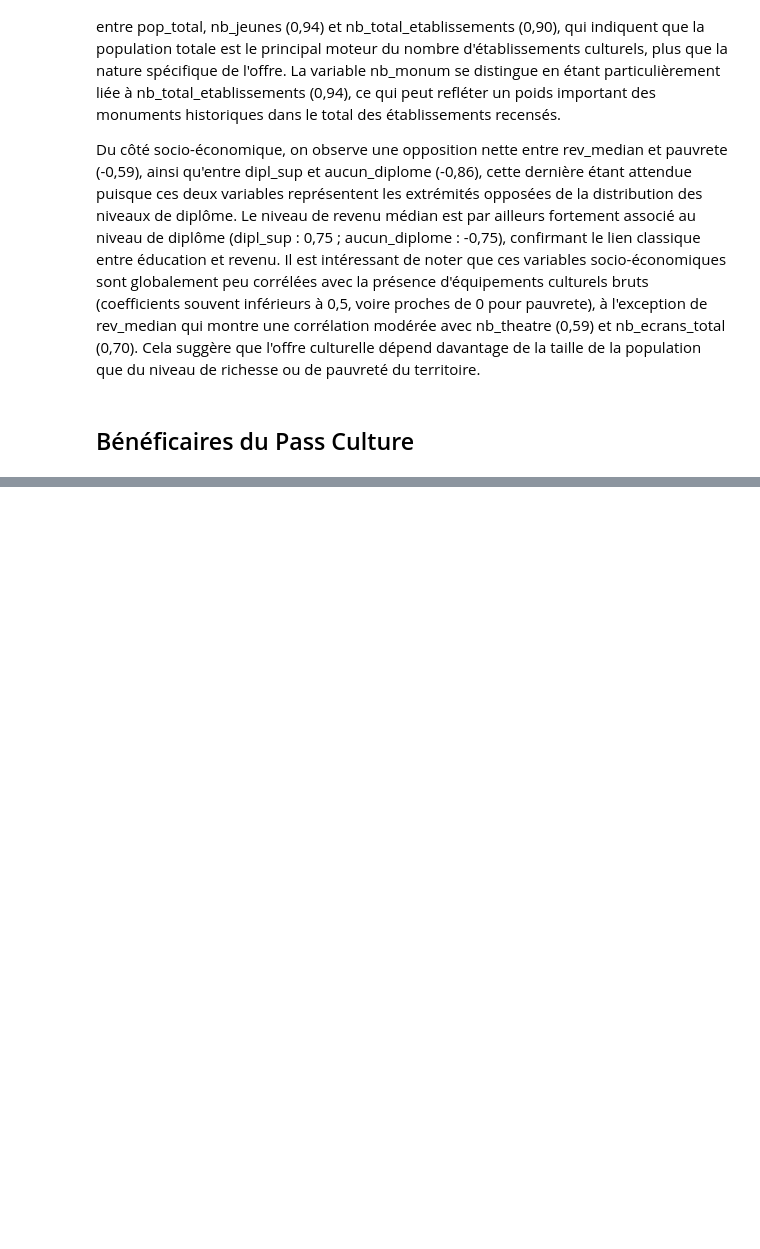
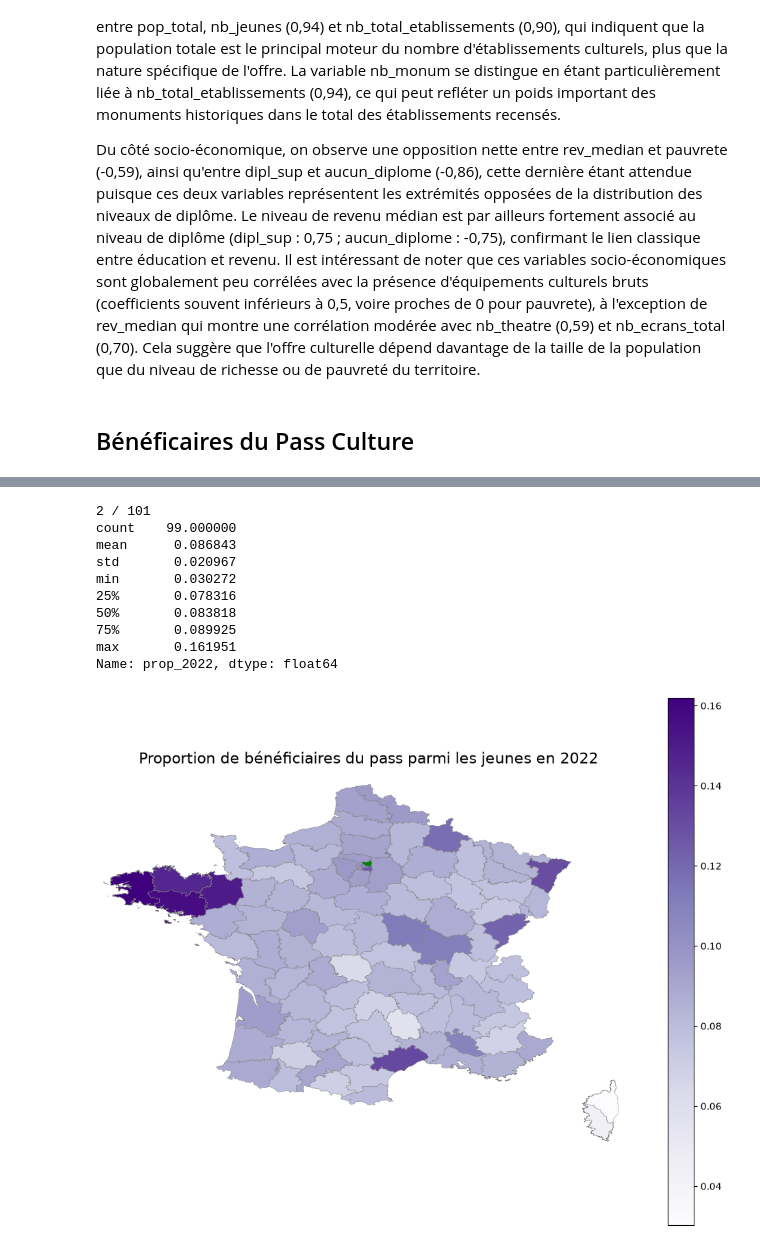
Before and after one commit to heloise1414/Evaluation-Politiques-Publiques-Culturelles, a Jupyter notebook: stats_desc.ipynb, the cells around one changed output, grey strips where cells are left out. Cells and saved outputs as stored; diff of their text form; code cells hidden in the pictures; blank space fills up the shorter version.

```diff
--- a/stats_desc.ipynb
+++ b/stats_desc.ipynb
@@ -389,0 +437,14 @@ Du côté socio-économique, on observe une opposition nette entre rev_median et
+# %%
+carte_dep(df_final, "code_insee", "prop_2022", "Purples", "Proportion de bénéficiaires du pass parmi les jeunes en 2022")
+# %% [output]
+2 / 101
+count    99.000000
+mean      0.086843
+std       0.020967
+min       0.030272
+25%       0.078316
+50%       0.083818
+75%       0.089925
+max       0.161951
+Name: prop_2022, dtype: float64
+[figure, added]
```
Also changed, not shown: parts of 4 cells of this notebook.
